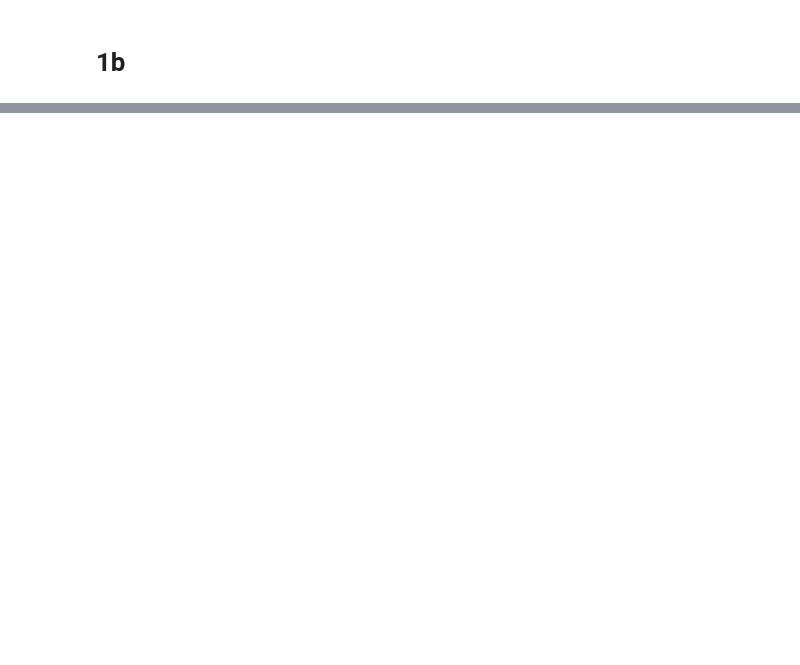
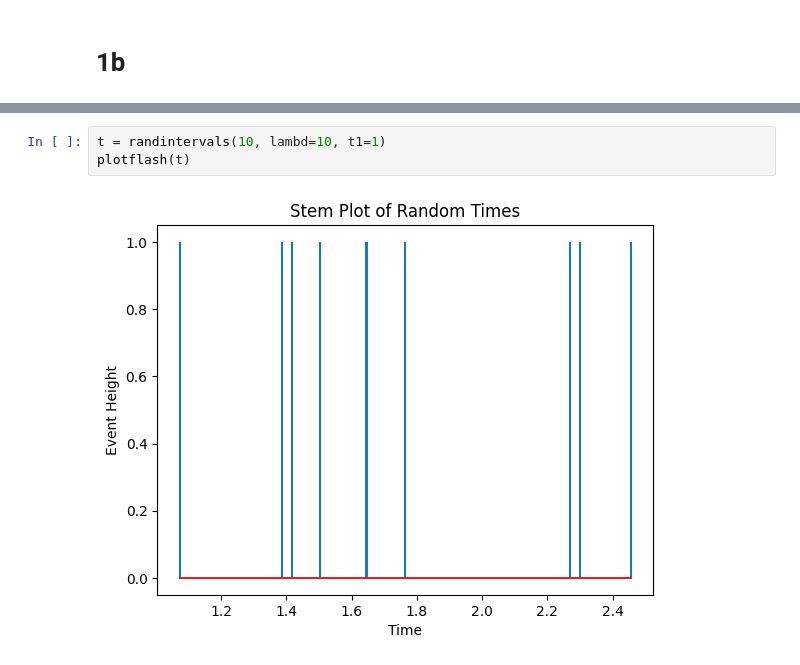
Before and after one commit to RyanL72/CSDS_364, a Jupyter notebook: Assignment_A2b/A2b_rhl72.ipynb, the cells around one changed output, grey strips where cells are left out. Drawn from its saved outputs; the diff is of its cells as text; blank space fills up the shorter version.

```diff
--- a/Assignment_A2b/A2b_rhl72.ipynb
+++ b/Assignment_A2b/A2b_rhl72.ipynb
@@ -12,0 +18,5 @@ plotflash(t_array)
+# %%
+t = randintervals(10, lambd=10, t1=1)
+plotflash(t)
+# %% [output]
+[figure, added]
```
Also changed, not shown: parts of 2 cells of this notebook, 2 other files.
